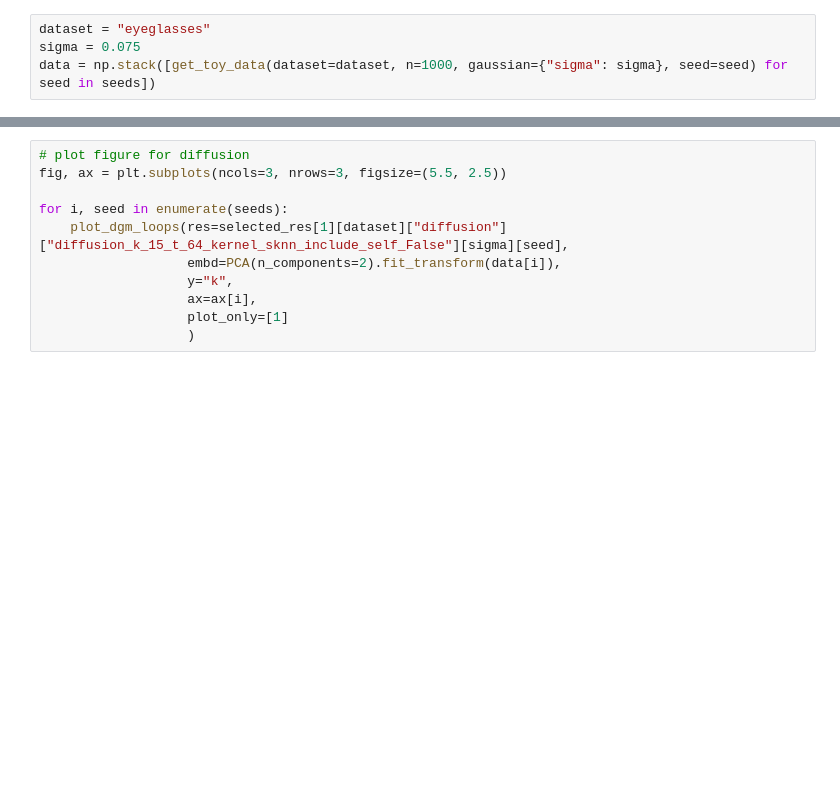
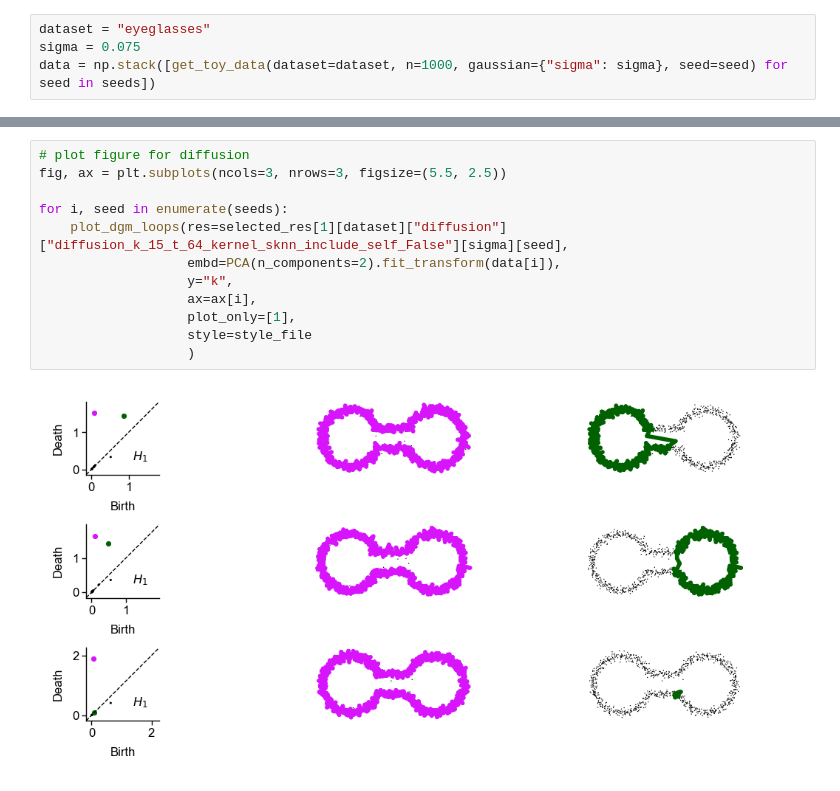
Before and after one commit to berenslab/eff-ph, a Jupyter notebook: notebooks/fig_datasets.ipynb, the cells around one changed output, grey strips where cells are left out. Cells and saved outputs as stored; diff of their text form; blank space fills up the shorter version.

```diff
--- a/notebooks/fig_datasets.ipynb
+++ b/notebooks/fig_datasets.ipynb
@@ -492,11 +506,14 @@ fig.savefig(os.path.join(fig_path, "eyeglasses_eff_res_stability.pdf"))
 # %%
 # plot figure for diffusion
 fig, ax = plt.subplots(ncols=3, nrows=3, figsize=(5.5, 2.5))
 
 for i, seed in enumerate(seeds):
     plot_dgm_loops(res=selected_res[1][dataset]["diffusion"]["diffusion_k_15_t_64_kernel_sknn_include_self_False"][sigma][seed],
                    embd=PCA(n_components=2).fit_transform(data[i]),
                    y="k",
                    ax=ax[i],
-                   plot_only=[1]
+                   plot_only=[1],
+                   style=style_file
                    )
+# %% [output]
+[figure, added]
```
Also changed, not shown: parts of 8 cells of this notebook.
